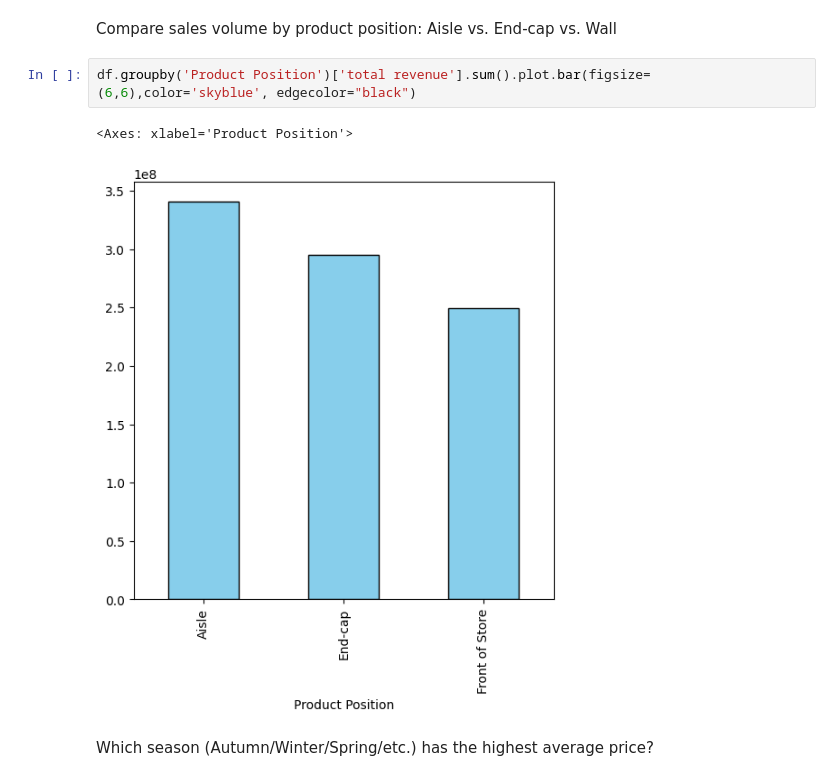
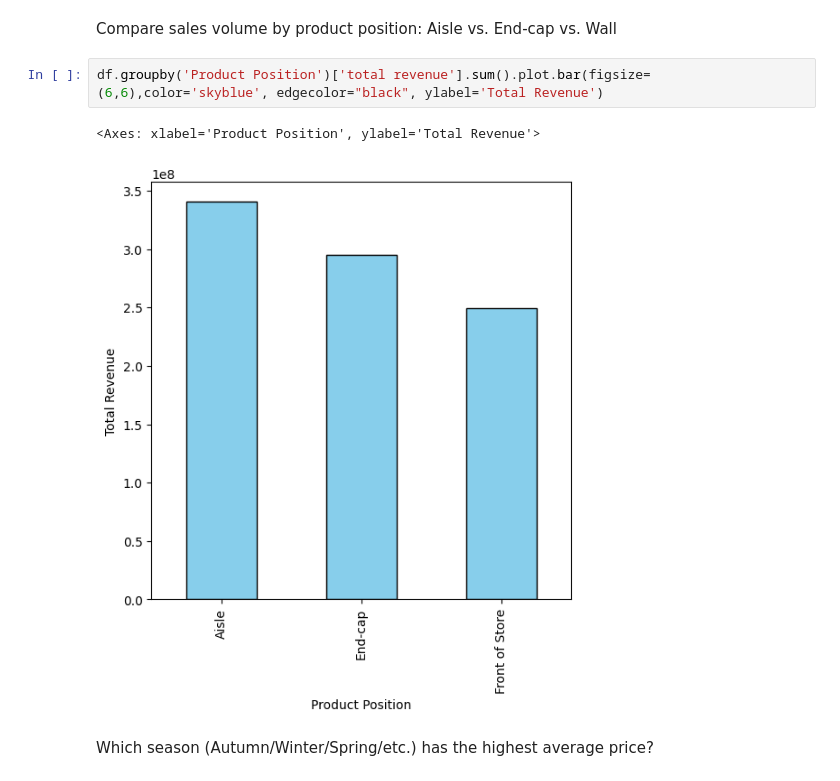
Before and after one commit to GreenBlueberryKate/bluberrybush, a Jupyter notebook: zara-sales-prediction-machine-learning-project.ipynb, the cells around one changed output. Cells and saved outputs as stored; diff of their text form.

```diff
--- a/zara-sales-prediction-machine-learning-project.ipynb
+++ b/zara-sales-prediction-machine-learning-project.ipynb
@@ -258,10 +260,10 @@ df.groupby('Promotion')['Sales Volume'].sum().plot(
 # %% [markdown]
 Compare sales volume by product position: Aisle vs. End-cap vs. Wall
 # %%
-df.groupby('Product Position')['total revenue'].sum().plot.bar(figsize=(6,6),color='skyblue', edgecolor="black")
+df.groupby('Product Position')['total revenue'].sum().plot.bar(figsize=(6,6),color='skyblue', edgecolor="black", ylabel='Total Revenue')
 # %% [output]
-<Axes: xlabel='Product Position'>
+<Axes: xlabel='Product Position', ylabel='Total Revenue'>
-[figure, old version]
+[figure, new version]
 # %% [markdown]
 Which season (Autumn/Winter/Spring/etc.) has the highest average price?
 # %%
```
Also changed, not shown: parts of 5 cells of this notebook.
